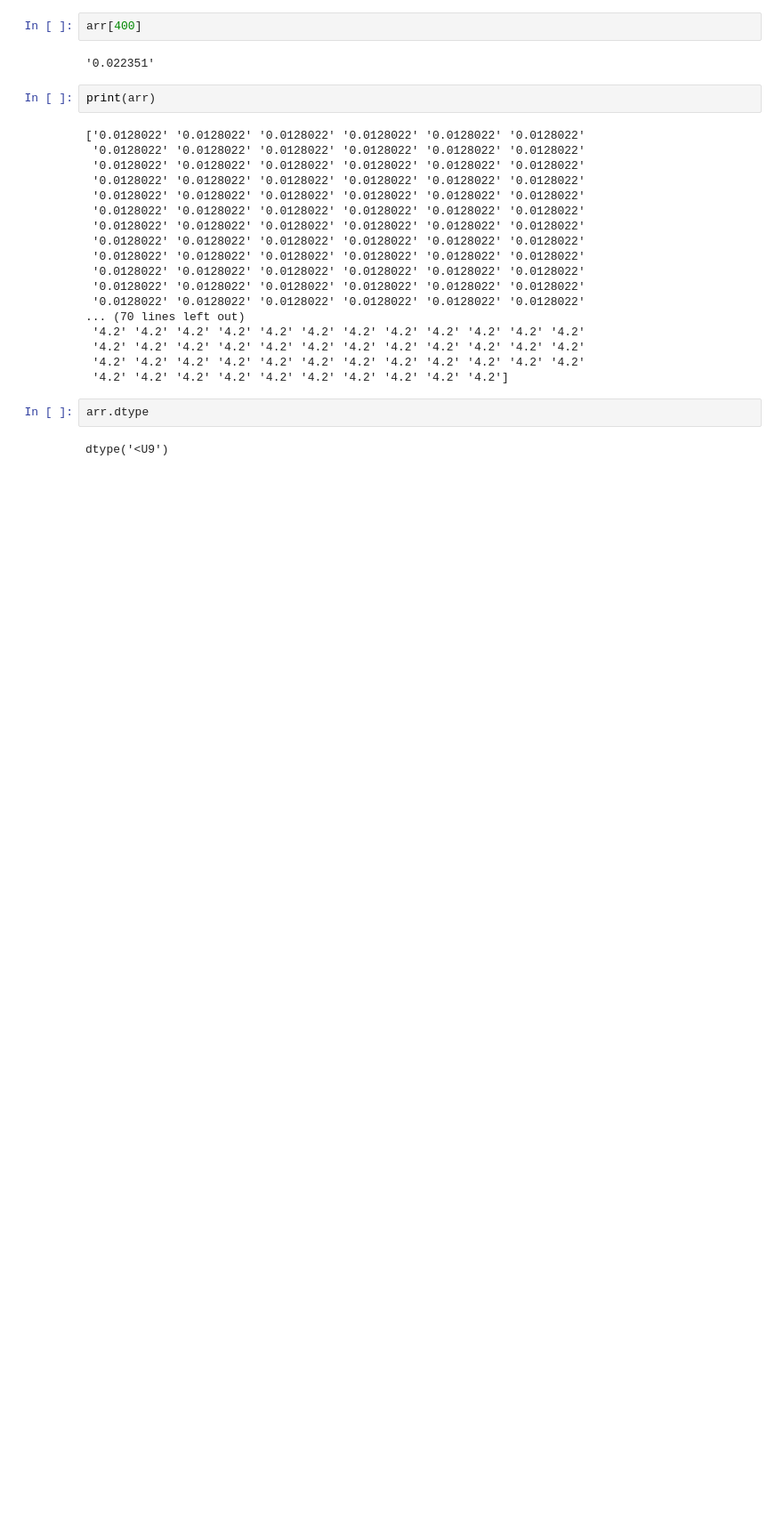
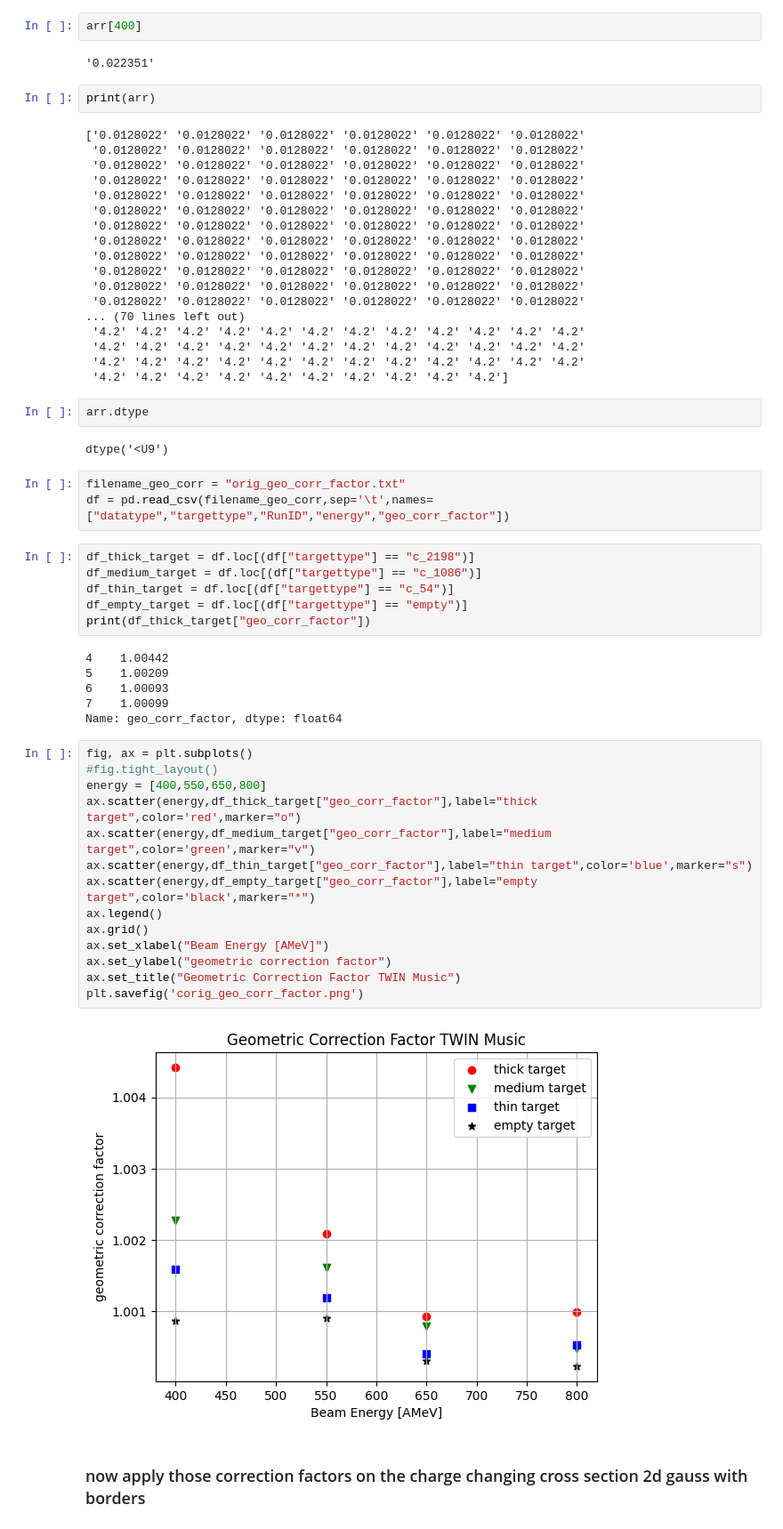
Before and after one commit to jenegger/r3bweek24_gsi, a Jupyter notebook: iso_geo_corr.ipynb, the cells around one changed output. Shown at 89% size. Drawn from its saved outputs; the diff is of its cells as text; blank space fills up the shorter version.

Commit message:
iso corr continued

```diff
--- a/iso_geo_corr.ipynb
+++ b/iso_geo_corr.ipynb
@@ -97,3 +158,36 @@ print(arr)
 arr.dtype
 # %% [output]
 dtype('<U9')
+# %%
+filename_geo_corr = "orig_geo_corr_factor.txt"
+df = pd.read_csv(filename_geo_corr,sep='\t',names=["datatype","targettype","RunID","energy","geo_corr_factor"])
+# %%
+df_thick_target = df.loc[(df["targettype"] == "c_2198")]
+df_medium_target = df.loc[(df["targettype"] == "c_1086")]
+df_thin_target = df.loc[(df["targettype"] == "c_54")]
+df_empty_target = df.loc[(df["targettype"] == "empty")]
+print(df_thick_target["geo_corr_factor"])
+# %% [output]
+4    1.00442
+5    1.00209
+6    1.00093
+7    1.00099
+Name: geo_corr_factor, dtype: float64
+# %%
+fig, ax = plt.subplots()
+#fig.tight_layout()
+energy = [400,550,650,800]
+ax.scatter(energy,df_thick_target["geo_corr_factor"],label="thick target",color='red',marker="o")
+ax.scatter(energy,df_medium_target["geo_corr_factor"],label="medium target",color='green',marker="v")
+ax.scatter(energy,df_thin_target["geo_corr_factor"],label="thin target",color='blue',marker="s")
+ax.scatter(energy,df_empty_target["geo_corr_factor"],label="empty target",color='black',marker="*")
+ax.legend()
+ax.grid()
+ax.set_xlabel("Beam Energy [AMeV]")
+ax.set_ylabel("geometric correction factor")
+ax.set_title("Geometric Correction Factor TWIN Music")
+plt.savefig('corig_geo_corr_factor.png')
+# %% [output]
+[figure, added]
+# %% [markdown]
+### now apply those correction factors on the charge changing cross section 2d gauss with borders
```
Also changed, not shown: parts of 2 cells of this notebook, 3 other files.
